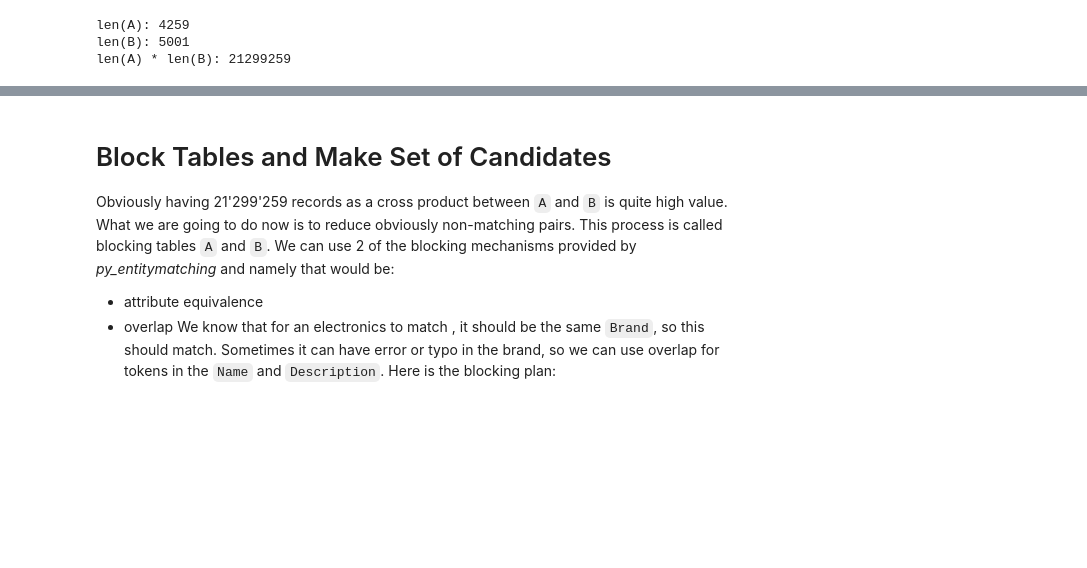
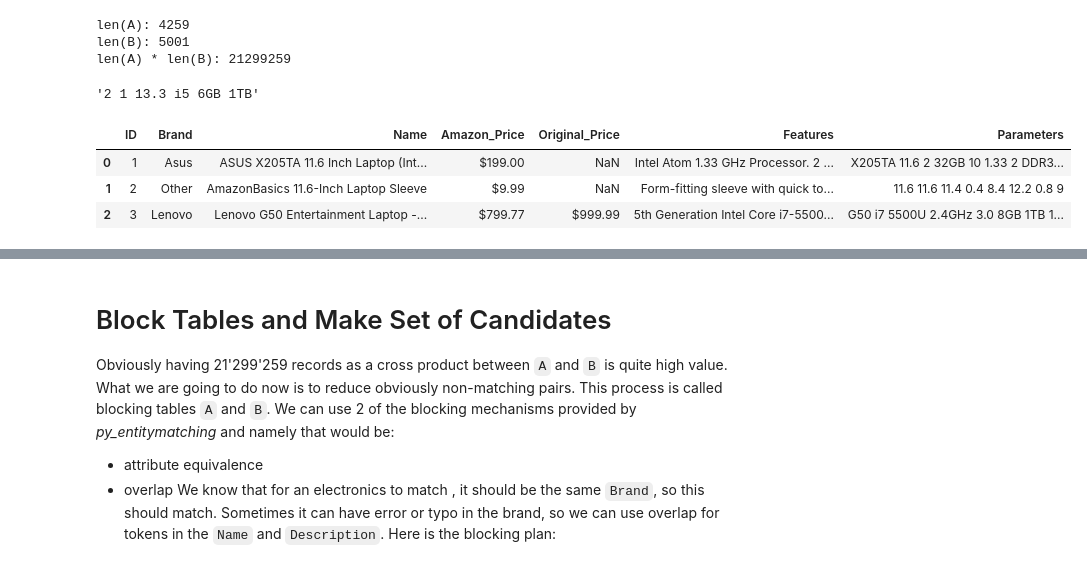
Before and after one commit to borkox/uni-sofia-entity-linking-magellan, a Jupyter notebook: notebooks/entity_match_electronics.ipynb, the cells around one changed output, grey strips where cells are left out. Cells and saved outputs as stored; diff of their text form; code cells hidden in the pictures; blank space fills up the shorter version.

```diff
--- a/notebooks/entity_match_electronics.ipynb
+++ b/notebooks/entity_match_electronics.ipynb
@@ -52,3 +52,30 @@ print(f"len(A) * len(B): {len(A) * len(B)}")
 len(A): 4259
 len(B): 5001
 len(A) * len(B): 21299259
+# %%
+# Tokens with digits are important
+# so we introduce new field that will contain only tokens with digits, which might be
+# monitor length, cpu, ram, etc.
+
+import re
+def filter_tokens_with_digits(s):
+    s = str(s)
+    s = re.sub('&#34;|[*\\\()\-\/]', ' ',s)
+    s = re.sub(',', ' ',s)
+    toks = s.split()
+    toks = list(filter(lambda x: bool(re.search(r'\d', x)), toks))
+    return ' '.join(toks)
+
+# Example
+filter_tokens_with_digits('2-in-1 13.3&#34; Touch,-Screen Laptop - Intel Core i5 - 6GB Memory - 1TB Hard Drive, Read')
+# %% [output]
+'2 1 13.3 i5 6GB 1TB'
+# %%
+A['Parameters'] = A['Name'] + " " + A['Features']
+A['Parameters'] = A['Parameters'].apply(filter_tokens_with_digits)
+A.head(3)
+# %% [output]
+|  | ID | Brand | Name | Amazon_Price | Original_Price | Features | Parameters |
+| 0 | 1 | Asus | ASUS X205TA 11.6 Inch Laptop (Int... | $199.00 | NaN | Intel Atom 1.33 GHz Processor. 2 ... | X205TA 11.6 2 32GB 10 1.33 2 DDR3... |
+| 1 | 2 | Other | AmazonBasics 11.6-Inch Laptop Sleeve | $9.99 | NaN | Form-fitting sleeve with quick to... | 11.6 11.6 11.4 0.4 8.4 12.2 0.8 9 |
+| 2 | 3 | Lenovo | Lenovo G50 Entertainment Laptop -... | $799.77 | $999.99 | 5th Generation Intel Core i7-5500... | G50 i7 5500U 2.4GHz 3.0 8GB 1TB 1... |
```
Also changed, not shown: parts of 12 cells of this notebook.
